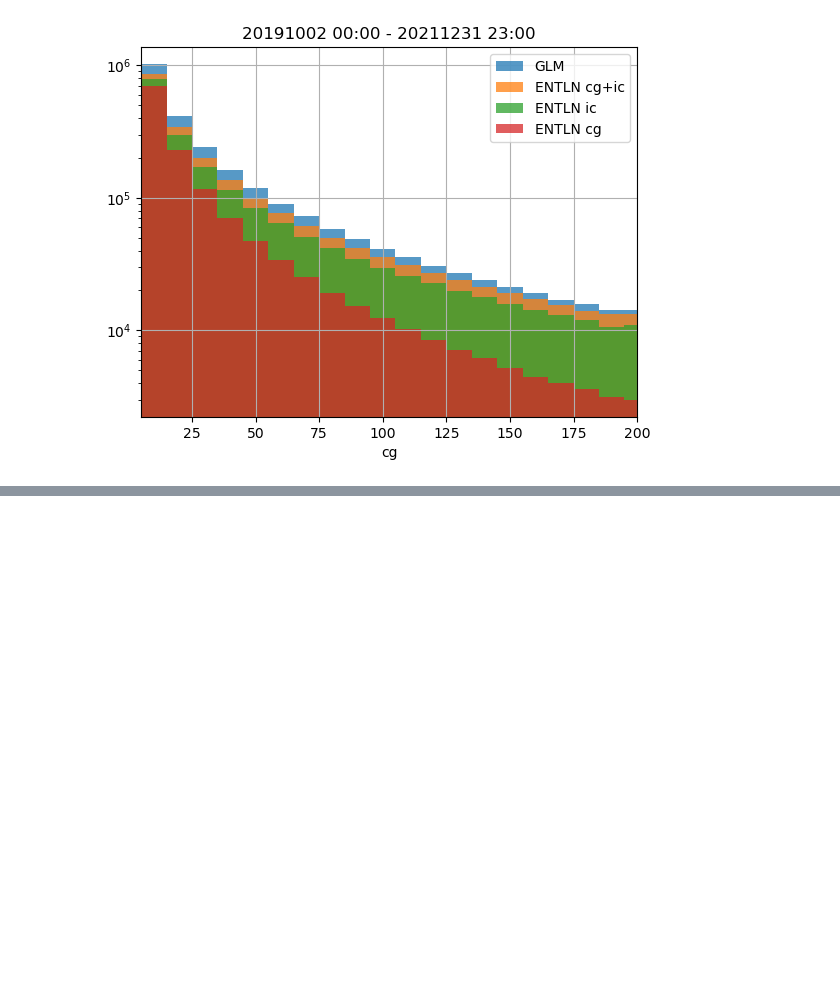
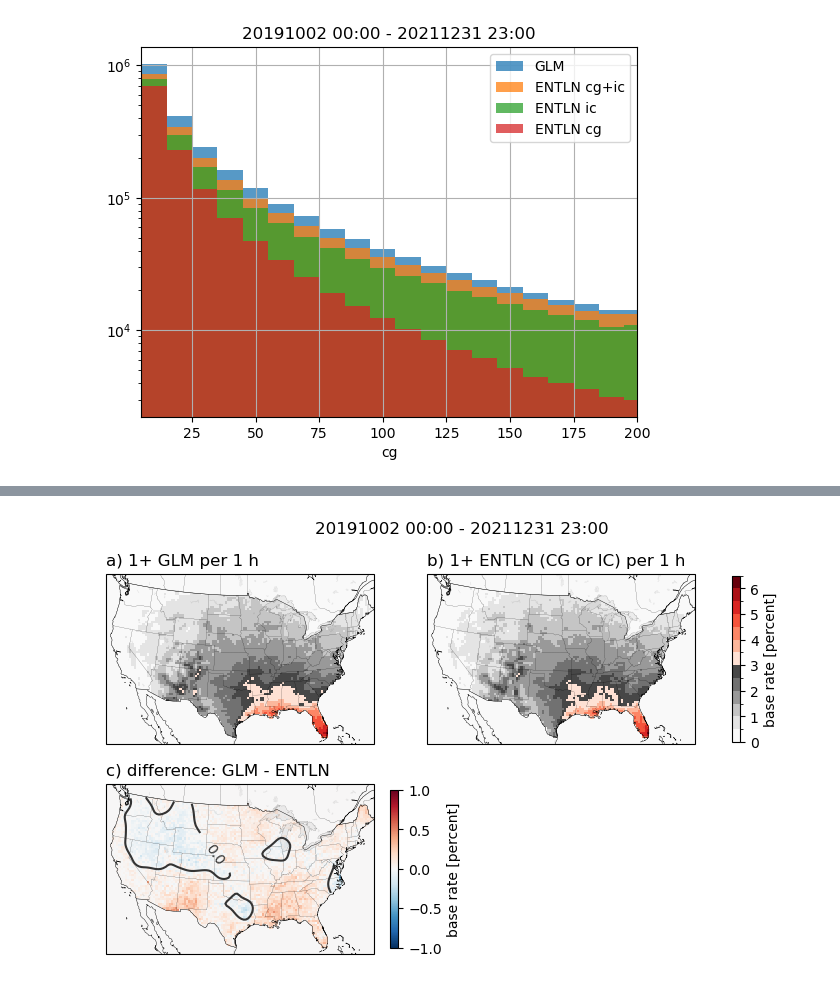
Before and after one commit to ahijevyc/machine-learning, a Jupyter notebook: notebooks/lightning_longterm_avg.ipynb, the cells around one changed output, grey strips where cells are left out. Cells and saved outputs as stored; diff of their text form; code cells hidden in the pictures; blank space fills up the shorter version.

```diff
--- a/notebooks/lightning_longterm_avg.ipynb
+++ b/notebooks/lightning_longterm_avg.ipynb
@@ -174,9 +179,10 @@ def ratio_plot(r):
 # %%
-def diff_plot(r):
+def diff_plot(r, ax=None):
     r = r.metpy.convert_units("%")
-    levels = [-2, -1, 0, 1, 2]
+    levels = [-1, -0.5, 0, 0.5, 1]
     sigma = 2.5
-    fig, ax = make_map(**makemapkw)
+    if ax is None:
+        fig, ax = make_map(**makemapkw)
     CS = r.plot(
         x="lon",
         y="lat",
@@ -184,7 +190,7 @@ def diff_plot(r):
         ax=ax,
         norm=colors.Normalize(vmin=min(levels), vmax=max(levels)),
         cmap="RdBu_r",
-        cbar_kwargs={"shrink": 0.75},
+        cbar_kwargs={"shrink": 0.9},
     )
     r.data = gaussian_filter(r.data, sigma)
     CS = r.where(G211.x2().mask).plot.contour(
@@ -196,7 +202,7 @@ def diff_plot(r):
         ax=ax,
     )
     ax.clabel(CS)
-    return fig, ax
+    return ax
 # %%
 # assert lon and lat are only slightly different (< 1e-13)
 # and assign one to the other
@@ -344,0 +292,60 @@ base_rate_glm = base_rate_glm.assign_coords(lat = base_rate_wb["lat"])
+# %%
+norm = BoundaryNorm(np.arange(0, 7.0, 0.5), ncolors=cmap.N, clip=True)
+extent = (-121, -72, 23, 50)
+fig, axes = plt.subplots(ncols=2, nrows=2, figsize=(9.5, 5), subplot_kw={"projection": map_crs})
+fig.suptitle(twin_str)
+ax = axes[0, 0]
+base_rate_glm = (glm_twin.where(G211.x2().mask)[var] >= o_thresh).mean(dim="valid_time")
+base_rate_glm.name = "base rate"
+base_rate_glm = base_rate_glm.metpy.convert_units("%")
+base_rate_glm.plot(
+    x="lon",
+    y="lat",
+    ax=ax,
+    cmap=cmap,
+    norm=norm,
+    transform=ccrs.PlateCarree(),
+    add_colorbar=False,
+)
+ax.set_title(
+    f"a) {o_thresh}+ GLM per {twin} h",
+    loc="left",
+)
+
+ax = axes[0, 1]
+base_rate_wb = ((wb_cnt_slice.cg + wb_cnt_slice.ic).where(G211.x2().mask) >= o_thresh).mean(
+    dim="valid_time"
+)
+base_rate_wb.name = "base rate"
+base_rate_wb = base_rate_wb.metpy.convert_units("%")
+base_rate_wb.plot(
+    x="lon",
+    y="lat",
+    ax=ax,
+    cmap=cmap,
+    norm=norm,
+    transform=ccrs.PlateCarree(),
+    cbar_kwargs={"ax": axes[0], "shrink": 0.95},
+)
+ax.set_title(
+    f"b) {o_thresh}+ ENTLN (CG or IC) per {twin} h", loc="left")
+
+ax = axes[1, 0]
+# assert lon and lat are only slightly different (< 1e-13)
+# and assign one to the other
+assert np.isclose(base_rate_glm.lon, base_rate_wb.lon).all()
+base_rate_glm = base_rate_glm.assign_coords(lon = base_rate_wb["lon"])
+assert np.isclose(base_rate_glm.lat, base_rate_wb.lat).all()
+base_rate_glm = base_rate_glm.assign_coords(lat = base_rate_wb["lat"])
+r = base_rate_glm - base_rate_wb
+diff_plot(r, ax=ax)
+ax.set_title(f"c) difference: GLM - ENTLN", loc="left")
+for ax in axes.ravel():
+    ax = ax_features(ax, scale=1.2)
+    ax.set_extent(extent)
+axes[1,1].set_visible(False)
+
+ofile = tmpdir / f"{o_thresh}+{var}.GLM-WxBug.png"
+fig.savefig(ofile, dpi=dpi)
+logging.warning(ofile)
+# %% [output]
@@ -345,3 +353,4 @@ base_rate_glm = base_rate_glm.assign_coords(lat = base_rate_wb["lat"])
+[figure, added]
 # %%
 r = base_rate_glm / base_rate_wb
 r.name = "ratio"
```
Also changed, not shown: parts of 16 cells of this notebook, 2 other files.
